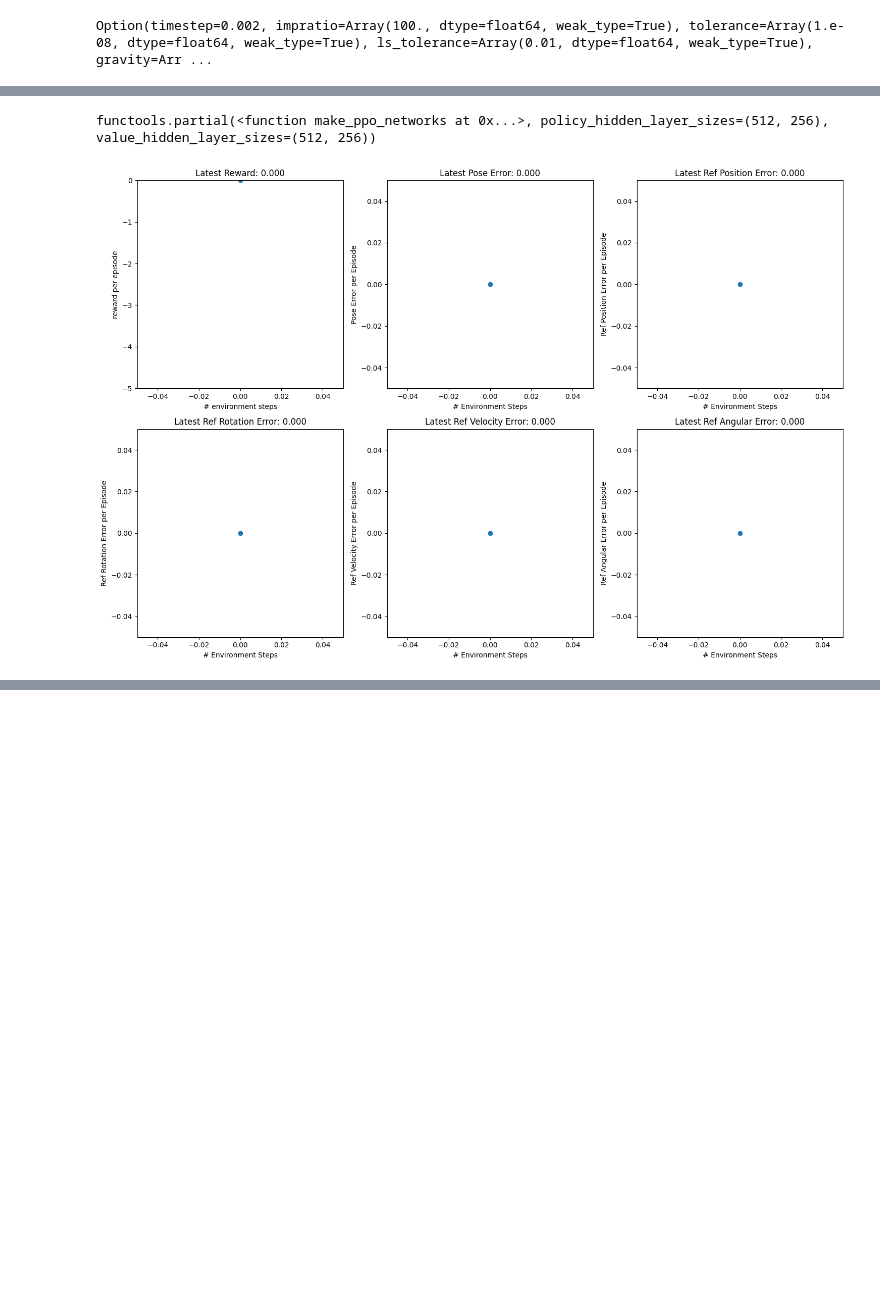
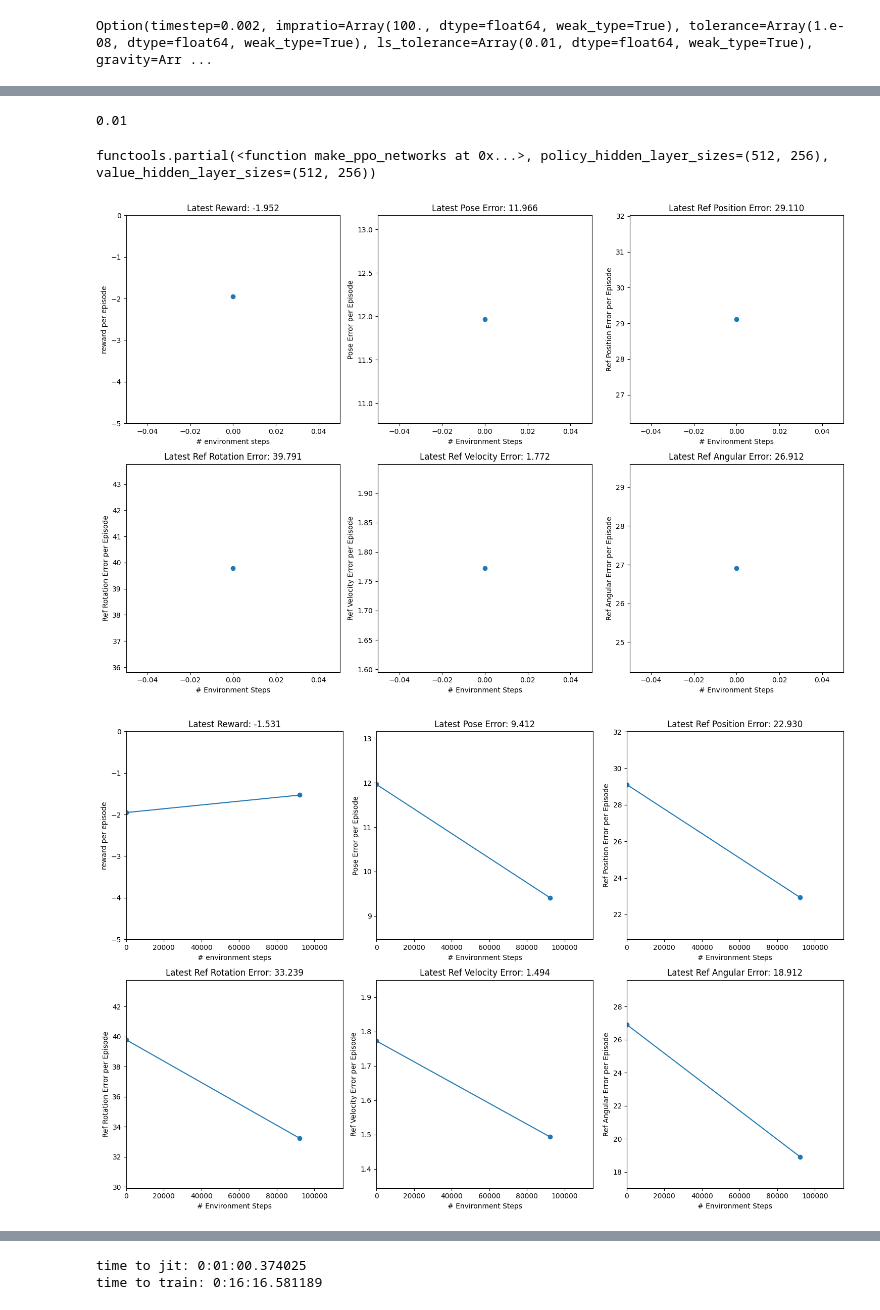
Before and after one commit to Galleta12/Physics-Based-RL, a Jupyter notebook: ppo_test1.ipynb, the cells around one changed output, grey strips where cells are left out. Cells and saved outputs as stored; diff of their text form; code cells hidden in the pictures; blank space fills up the shorter version.

```diff
--- a/ppo_test1.ipynb
+++ b/ppo_test1.ipynb
@@ -122,7 +126,9 @@ env.sys.opt
 # %% [output]
 Option(timestep=0.002, impratio=Array(100., dtype=float64, weak_type=True), tolerance=Array(1.e-08, dtype=float64, weak_type=True), ls_tolerance=Array(0.01, dtype=float64, weak_type=True), gravity=Arr ...
 # %%
-episode_len = env_eval.rollout_lenght
+episode_len = env_eval.cycle_len
+print(env_eval.rollout_lenght)
+print(env.err_threshold)
+print(env_eval.cycle_len)
 print(episode_len)
-print(env.err_threshold)
 # %% [output]
@@ -131,3 +139,9 @@ print(env.err_threshold)
+# %%
+print(env.rot_weight)
+print(env.vel_weight)
+print(env.ang_weight)
+# %% [output]
+0.01
 # %%
 from brax.training.agents.ppo import train as ppo
 from brax.training.agents.ppo import networks as ppo_networks
@@ -210,32 +224,33 @@ def progress(num_steps, metrics):
     plt.plot(x_data, y_ref_rotation, '-o')
 
     # Plot reference velocity error per episode
     plt.subplot(2, 3, 5)
     plt.xlim([0, num_steps * 1.25])
     plt.ylim([min(y_ref_velocity) * 0.9, max(y_ref_velocity) * 1.1])
     plt.xlabel('# Environment Steps')
     plt.ylabel('Ref Velocity Error per Episode')
     plt.title(f'Latest Ref Velocity Error: {y_ref_velocity[-1]:.3f}')
     plt.plot(x_data, y_ref_velocity, '-o')
 
     # Plot reference angular error per episode
     plt.subplot(2, 3, 6)
     plt.xlim([0, num_steps * 1.25])
     plt.ylim([min(y_ref_angular) * 0.9, max(y_ref_angular) * 1.1])
     plt.xlabel('# Environment Steps')
     plt.ylabel('Ref Angular Error per Episode')
     plt.title(f'Latest Ref Angular Error: {y_ref_angular[-1]:.3f}')
     plt.plot(x_data, y_ref_angular, '-o')
 
     plt.tight_layout()
     plt.show()
 
 
-make_inference_fn, params, _= train_fn(environment=env_eval,
+make_inference_fn, params, _= train_fn(environment=env,
                                        progress_fn=progress,
                                        eval_env=env_eval)
 
 print(f'time to jit: {times[1] - times[0]}')
 print(f'time to train: {times[-1] - times[1]}')
 # %% [output]
-[figure, old version]
+[figure, new version]
+[figure, added]
@@ -242,3 +265,5 @@ print(f'time to train: {times[-1] - times[1]}')
+time to jit: 0:01:00.374025
+time to train: 0:16:16.581189
 # %%
 import os
 
```
Also changed, not shown: parts of 4 cells of this notebook, 6 other files.
